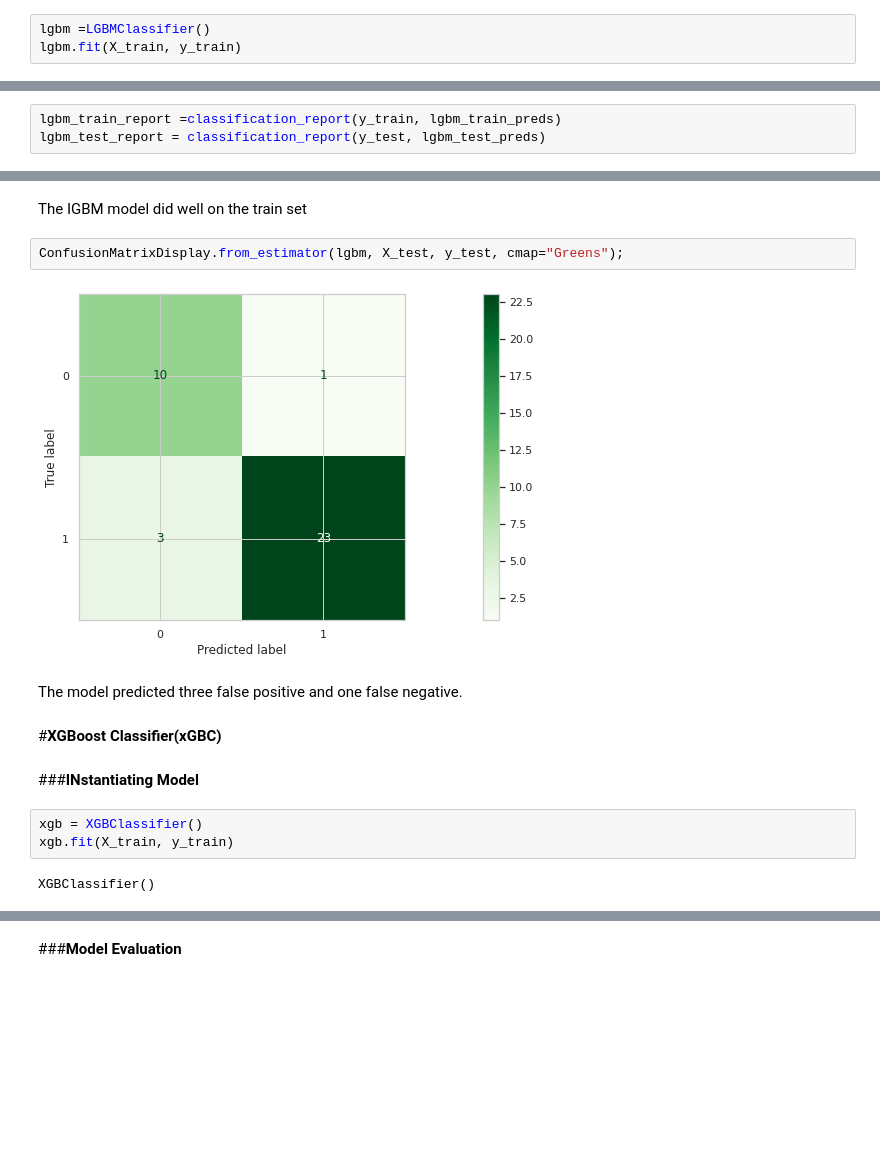
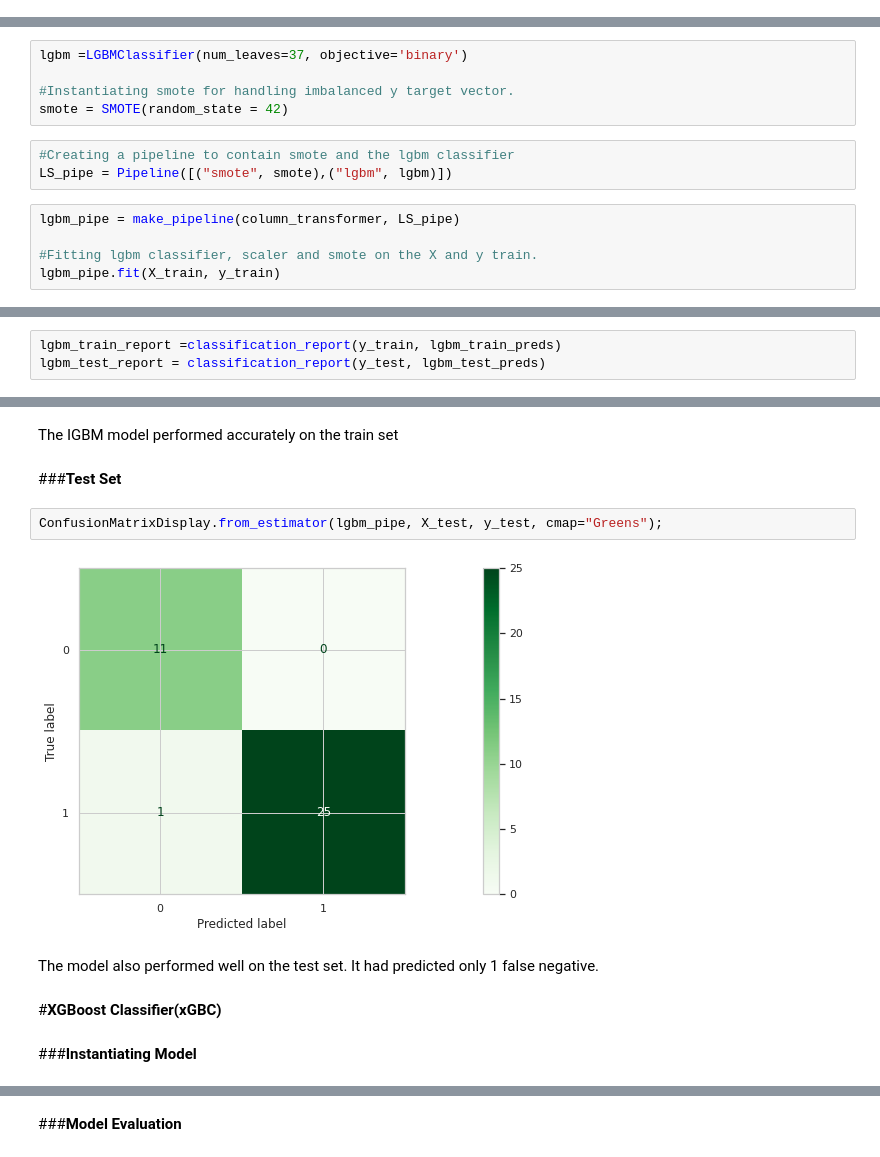
Before and after one commit to HalimaLadan/Prediction-of-Sales-in-Stores-, a Jupyter notebook: Machine_Learning__Prediction_of_Parkinson's_Disease.ipynb, the cells around one changed output, grey strips where cells are left out. Saved outputs shown, nothing was run; the diff lists cells and outputs as text; blank space fills up the shorter version.

```diff
--- a/Machine_Learning__Prediction_of_Parkinson's_Disease.ipynb
+++ b/Machine_Learning__Prediction_of_Parkinson's_Disease.ipynb
@@ -606,3 +655,0 @@ When it comes to predicting disease in people, it is always better to have a mod
-# %%
-lgbm =LGBMClassifier()
-lgbm.fit(X_train, y_train)
@@ -610,0 +656,13 @@ LGBMClassifier()
+# %%
+lgbm =LGBMClassifier(num_leaves=37, objective='binary')
+
+#Instantiating smote for handling imbalanced y target vector.
+smote = SMOTE(random_state = 42)
+# %%
+#Creating a pipeline to contain smote and the lgbm classifier
+LS_pipe = Pipeline([("smote", smote),("lgbm", lgbm)])
+# %%
+lgbm_pipe = make_pipeline(column_transformer, LS_pipe)
+
+#Fitting lgbm classifier, scaler and smote on the X and y train.
+lgbm_pipe.fit(X_train, y_train)
@@ -643,19 +717,16 @@ ConfusionMatrixDisplay.from_estimator(lgbm, X_train, y_train, cmap ="Greens");
 # %% [output]
 [figure]
 # %% [markdown]
-The IGBM model did well on the train set
+The IGBM model performed accurately on the train set
+# %% [markdown]
+###**Test Set**
 # %%
-ConfusionMatrixDisplay.from_estimator(lgbm, X_test, y_test, cmap="Greens");
+ConfusionMatrixDisplay.from_estimator(lgbm_pipe, X_test, y_test, cmap="Greens");
 # %% [output]
-[figure, old version]
+[figure, new version]
-# %% [markdown]
-The model predicted three false positive and one false negative.
+# %% [markdown]
+The model also performed well on the test set. It had predicted only 1 false negative.
 # %% [markdown]
 #**XGBoost Classifier(xGBC)**
 # %% [markdown]
-###**INstantiating Model**
+###**Instantiating Model**
-# %%
-xgb = XGBClassifier()
-xgb.fit(X_train, y_train)
-# %% [output]
-XGBClassifier()
```
Also changed, not shown: parts of 74 cells of this notebook.
